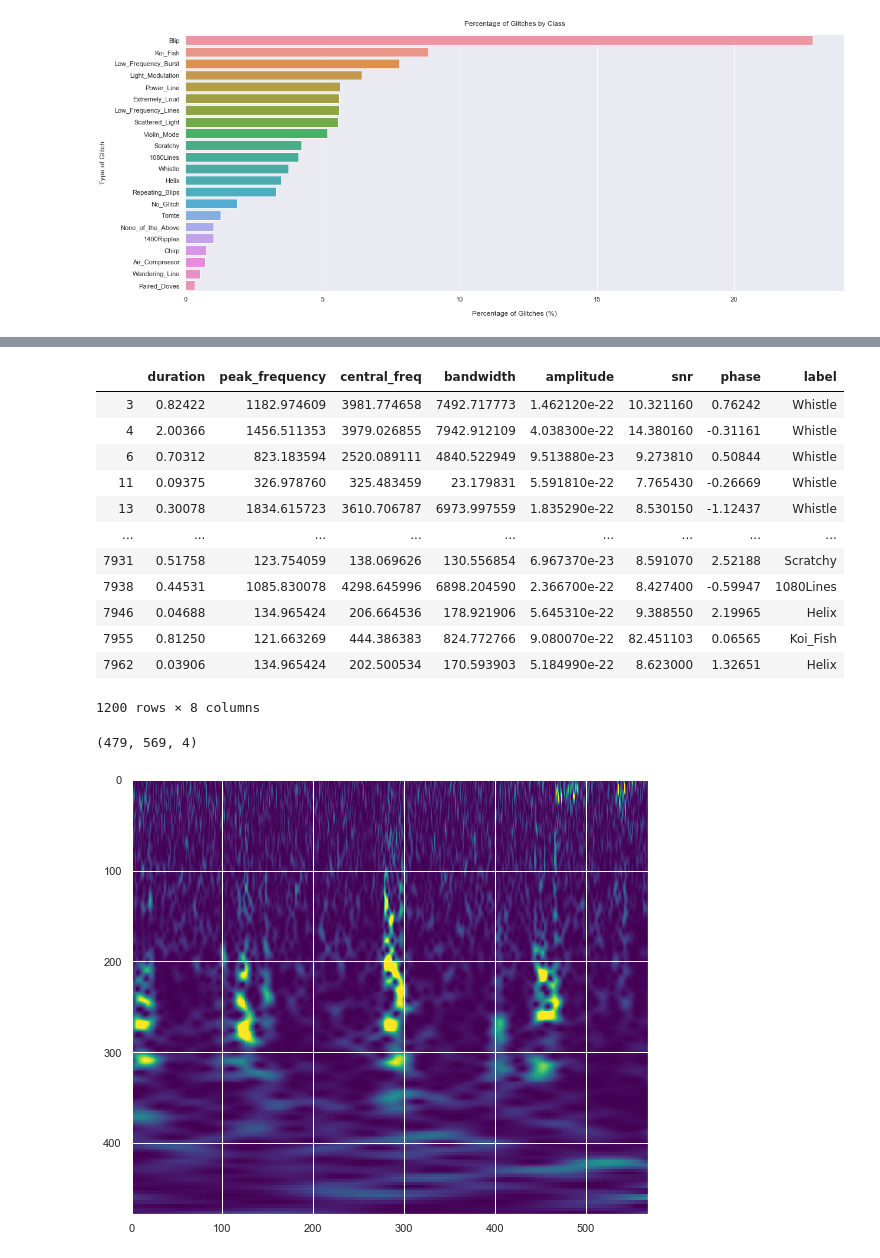
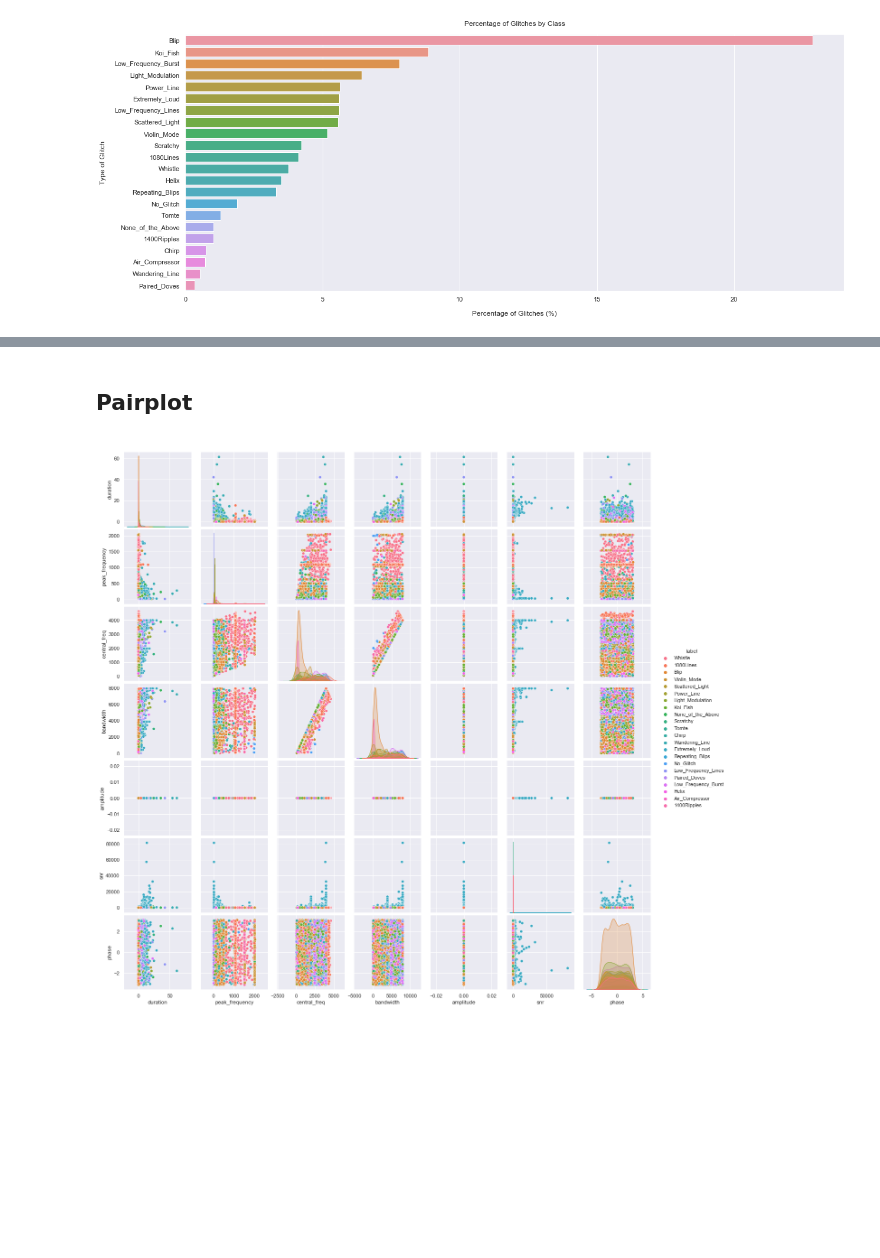
Before and after one commit to LuciaIllari/GSpy_glitch_classification, a Jupyter notebook: glitch_class_ver1.ipynb, the cells around one changed output, grey strips where cells are left out. Drawn from its saved outputs; the diff is of its cells as text; code cells hidden in the pictures; blank space fills up the shorter version.

```diff
--- a/glitch_class_ver1.ipynb
+++ b/glitch_class_ver1.ipynb
@@ -47,0 +114,4 @@ meta_original = pd.read_csv(dir+'\\trainingset_v1d1_metadata.csv')
+# %%
+#check if any missing data
+meta_original.replace('', np.nan, inplace=True)
+print("There are",meta_original.isnull().sum().sum(),"NaN elements in the metadata.")
@@ -47,0 +134,14 @@ meta_original = pd.read_csv(dir+'\\trainingset_v1d1_metadata.csv')
+# %%
+#most of the columns are unnecessary for our purposes, so we will drop them
+meta = meta_original[['duration','ifo','peak_frequency','central_freq','bandwidth','amplitude','snr','param_one_value','label','sample_type']]
+meta = meta.rename(columns={"param_one_value": "phase"})
+
+#subset metadata into train, test, and validation datasets
+meta_train = meta[meta["sample_type"] == 'train']
+meta_train.drop('sample_type', axis=1, inplace=True)
+
+meta_test = meta[meta["sample_type"] == 'test']
+meta_test.drop('sample_type', axis=1, inplace=True)
+
+meta_val = meta[meta["sample_type"] == 'validation']
+meta_val.drop('sample_type', axis=1, inplace=True)
@@ -79,40 +210,7 @@ Index(['event_time', 'ifo', 'peak_time', 'peak_time_ns', 'start_time',
-# %%
-#most of the columns are unnecessary for our purposes, so we will drop them
-meta = meta_original[['duration','peak_frequency','central_freq','bandwidth','amplitude','snr','param_one_value','label','sample_type']]
-meta = meta.rename(columns={"param_one_value": "phase"})
-
-#subset metadata into train, test, and validation datasets
-meta_train = meta[meta["sample_type"] == 'train']
-meta_train.drop('sample_type', axis=1, inplace=True)
-
-meta_test = meta[meta["sample_type"] == 'test']
-meta_test.drop('sample_type', axis=1, inplace=True)
-
-meta_val = meta[meta["sample_type"] == 'validation']
-meta_val.drop('sample_type', axis=1, inplace=True)
-# %%
-#quick look at data
-meta_val
-# %% [output]
-|  | duration | peak_frequency | central_freq | bandwidth | amplitude | snr | phase | label |
-| 3 | 0.82422 | 1182.974609 | 3981.774658 | 7492.717773 | 1.462120e-22 | 10.321160 | 0.76242 | Whistle |
-| 4 | 2.00366 | 1456.511353 | 3979.026855 | 7942.912109 | 4.038300e-22 | 14.380160 | -0.31161 | Whistle |
-| 6 | 0.70312 | 823.183594 | 2520.089111 | 4840.522949 | 9.513880e-23 | 9.273810 | 0.50844 | Whistle |
-| 11 | 0.09375 | 326.978760 | 325.483459 | 23.179831 | 5.591810e-22 | 7.765430 | -0.26669 | Whistle |
-| 13 | 0.30078 | 1834.615723 | 3610.706787 | 6973.997559 | 1.835290e-22 | 8.530150 | -1.12437 | Whistle |
-| ... | ... | ... | ... | ... | ... | ... | ... | ... |
-| 7931 | 0.51758 | 123.754059 | 138.069626 | 130.556854 | 6.967370e-23 | 8.591070 | 2.52188 | Scratchy |
-| 7938 | 0.44531 | 1085.830078 | 4298.645996 | 6898.204590 | 2.366700e-22 | 8.427400 | -0.59947 | 1080Lines |
-| 7946 | 0.04688 | 134.965424 | 206.664536 | 178.921906 | 5.645310e-22 | 9.388550 | 2.19965 | Helix |
-| 7955 | 0.81250 | 121.663269 | 444.386383 | 824.772766 | 9.080070e-22 | 82.451103 | 0.06565 | Koi_Fish |
-| 7962 | 0.03906 | 134.965424 | 202.500534 | 170.593903 | 5.184990e-22 | 8.623000 | 1.32651 | Helix |
-1200 rows × 8 columns
-# %%
-rand_img = img.imread(train_dir + 'Helix\\H1_kyXFmL7wB7_spectrogram_2.0.png')
-img_shape = rand_img.shape
-print(img_shape)
-
-plt.imshow(rand_img);
-# %% [output]
-(479, 569, 4)
-[figure, removed]
+# %% [markdown]
+## Pairplot
+<a id = 'pairplot'></a>
+# %%
+sns.pairplot(meta, hue="label");
+# %% [output]
+[figure, added]
```
Also changed, not shown: parts of 16 cells of this notebook.
